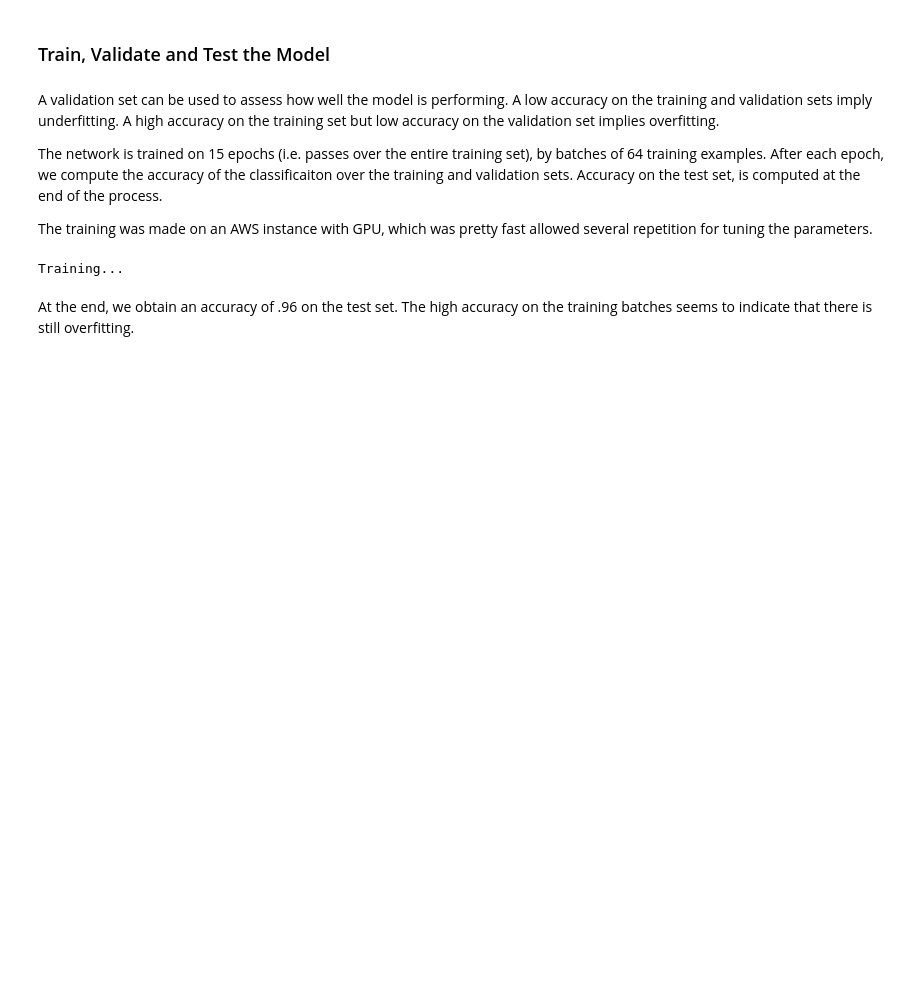
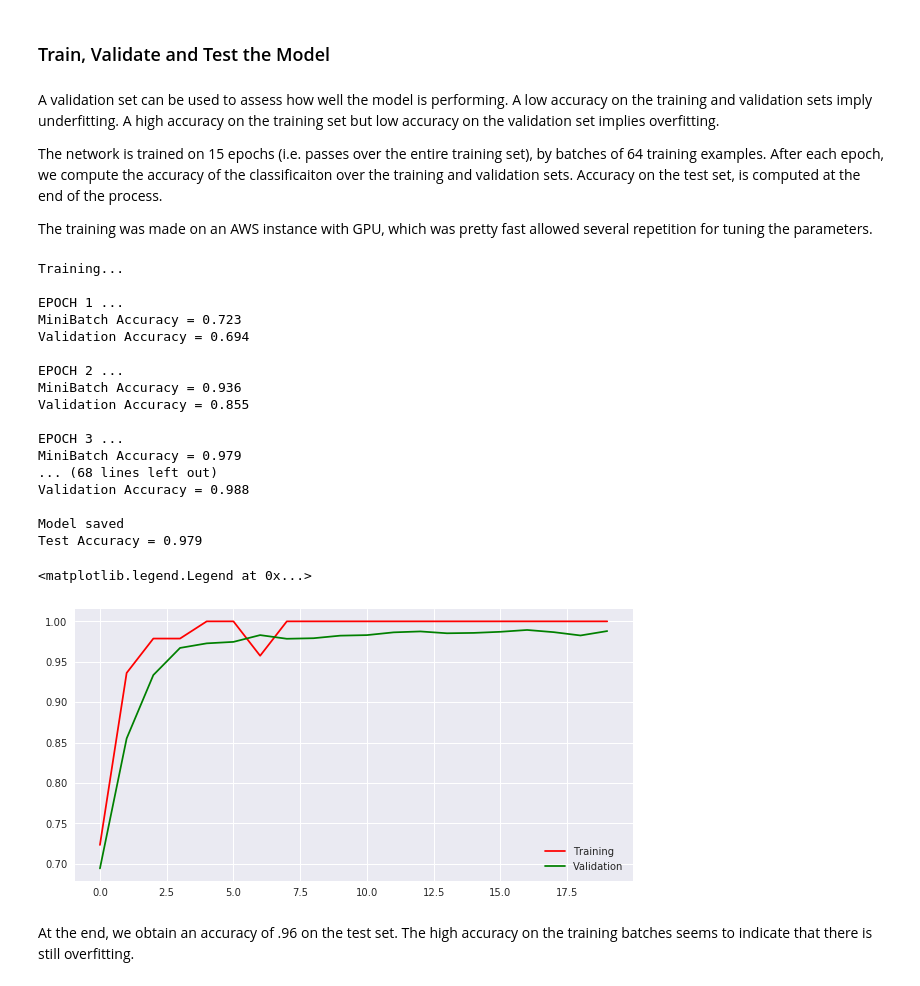
Before and after one commit to mkinet/CarND-Traffic-Sign-Classifier-P2, a Jupyter notebook: Traffic_Sign_Recognition_DeepNets.ipynb, the cells around one changed output. Drawn from its saved outputs; the diff is of its cells as text; code cells hidden in the pictures; blank space fills up the shorter version.

```diff
--- a/Traffic_Sign_Recognition_DeepNets.ipynb
+++ b/Traffic_Sign_Recognition_DeepNets.ipynb
@@ -284,7 +275,7 @@ with graph.as_default():
                                                    stddev=np.sqrt(2/(5*5*1))))
         biases1 = tf.Variable(tf.zeros([depth1]))
         conv1 = tf.nn.conv2d(x, weights1, [1, stride1, stride1, 1], padding='VALID')
-        relu1 = tf.nn.dropout(tf.nn.relu(tf.add(conv1,biases1)),keep_prob)
+        relu1 = tf.nn.relu(tf.add(conv1,biases1))
         # Layer 2: Convolutional. Output = 24x24x32. Activation = relu
         patch_size2 = 5
         num_channels2 = depth1
@@ -294,7 +285,7 @@ with graph.as_default():
                                                    stddev=np.sqrt(2/(5*5*16))))
         biases2 = tf.Variable(tf.zeros([depth2]))
         conv2 = tf.nn.conv2d(relu1, weights2, [1, stride2, stride2, 1], padding='VALID')
-        relu2 = tf.nn.dropout(tf.nn.relu(tf.add(conv2,biases2)),keep_prob)
+        relu2 = tf.nn.relu(tf.add(conv2,biases2))
         # Pooling. Input = 24x24x32. Output = 12x12x32.
         pool2 = tf.nn.max_pool(relu2, [1, 2, 2, 1], [1, 2, 2, 1], padding='VALID')
 
@@ -307,23 +298,23 @@ with graph.as_default():
                                                    stddev=np.sqrt(2/(5*5*32))))
         biases3 = tf.Variable(tf.zeros([depth3]))
         conv3 = tf.nn.conv2d(pool2, weights3, [1, stride3, stride3, 1], padding='VALID')
-        relu3 = tf.nn.dropout(tf.nn.relu(tf.add(conv3,biases3)),keep_prob)
+        relu3 = tf.nn.relu(tf.add(conv3,biases3))
         # Pooling. Input = 8x8x64. Output = 4x4*64
         pool3 = tf.nn.max_pool(relu3, [1, 2, 2, 1], [1, 2, 2, 1], padding='VALID')
 
         # TODO: Flatten. Input = 4x4x64. Output = 1024.
-        flat = flatten(pool3)
+        flat = tf.nn.dropout(flatten(pool3),keep_prob)
         # TODO: Layer 4: Fully Connected. Input = 1024. Output = 256.
         weights4 = tf.Variable(tf.truncated_normal([1024,256], stddev=np.sqrt(2/(1024))))
         biases4 = tf.Variable(tf.zeros([256]))
         fully4 = tf.add(tf.matmul(flat,weights4),biases4)
         # Activation.
-        relu4 = tf.nn.relu(fully4)
+        relu4 = tf.nn.dropout(tf.nn.relu(fully4),keep_prob)
 
         # Layer 5: Fully Connected. Input = 256. Output = 128.
         weights5 = tf.Variable(tf.truncated_normal([256,43], stddev=np.sqrt(2/(256))))
         biases5 = tf.Variable(tf.zeros([43]))
-        logits = tf.add(tf.matmul(relu4,weights5),biases5)
+        logits = tf.nn.dropout(tf.add(tf.matmul(relu4,weights5),biases5),keep_prob)
 
         l2_loss = l2*(tf.nn.l2_loss(weights1)+tf.nn.l2_loss(weights2)+tf.nn.l2_loss(weights3)
                       +tf.nn.l2_loss(weights4)+tf.nn.l2_loss(weights5))
@@ -372,9 +363,9 @@ The training was made on an AWS instance with GPU, which was pretty fast allowed
 ### Once a final model architecture is selected,
 ### the accuracy on the test set should be calculated and reported as well.
 ### Feel free to use as many code cells as needed.
-EPOCHS=15
+EPOCHS=20
 BATCH_SIZE=64
-KEEP_PROB = 0.5
+KEEP_PROB = 0.4
 train_accuracy = []
 valid_accuracy = []
 with tf.Session(graph=graph) as sess:
@@ -385,33 +376,51 @@ with tf.Session(graph=graph) as sess:
     print("Training...")
     print()
     for i in range(EPOCHS):
         X_train, y_train = shuffle(X_train, y_train)
         for offset in range(0, num_examples, BATCH_SIZE):
             end = offset + BATCH_SIZE
             batch_x, batch_y = X_train[offset:end], y_train[offset:end]
             sess.run(training_operation, feed_dict={x: batch_x, y: batch_y, p:KEEP_PROB})
 
         acc_t = sess.run(accuracy_operation, feed_dict={x: batch_x, y: batch_y, p:1.0})
         acc_v = sess.run(accuracy_operation, feed_dict={x: X_valid, y: y_valid,p:1.0})
         print("EPOCH {} ...".format(i+1))
         print("MiniBatch Accuracy = {:.3f}".format(acc_t))
         print("Validation Accuracy = {:.3f}".format(acc_v))
         print()
         train_accuracy.append(acc_t)
         valid_accuracy.append(acc_v)
     saver.save(sess, './lenet')
     print("Model saved")
 
     test_accuracy = sess.run(accuracy_operation, feed_dict={x: X_test, y: y_test, p:1.0})
     print("Test Accuracy = {:.3f}".format(test_accuracy))
     print()
 
 plt.figure()
 plt.plot(np.arange(EPOCHS),train_accuracy,'r',label='Training')
 plt.plot(np.arange(EPOCHS),valid_accuracy,'g',label='Validation')
 plt.legend()
 # %% [output]
 Training...
+
+EPOCH 1 ...
+MiniBatch Accuracy = 0.723
+Validation Accuracy = 0.694
+
+EPOCH 2 ...
+MiniBatch Accuracy = 0.936
+Validation Accuracy = 0.855
+
+EPOCH 3 ...
+MiniBatch Accuracy = 0.979
+... (68 lines left out)
+Validation Accuracy = 0.988
+
+Model saved
+Test Accuracy = 0.979
+<matplotlib.legend.Legend at 0x...>
+[figure, added]
 # %% [markdown]
 At the end, we obtain an accuracy of .96 on the test set. The high accuracy on the training batches seems to indicate that there is still overfitting.
 # %% [markdown]
```
Also changed, not shown: parts of 4 cells of this notebook.
